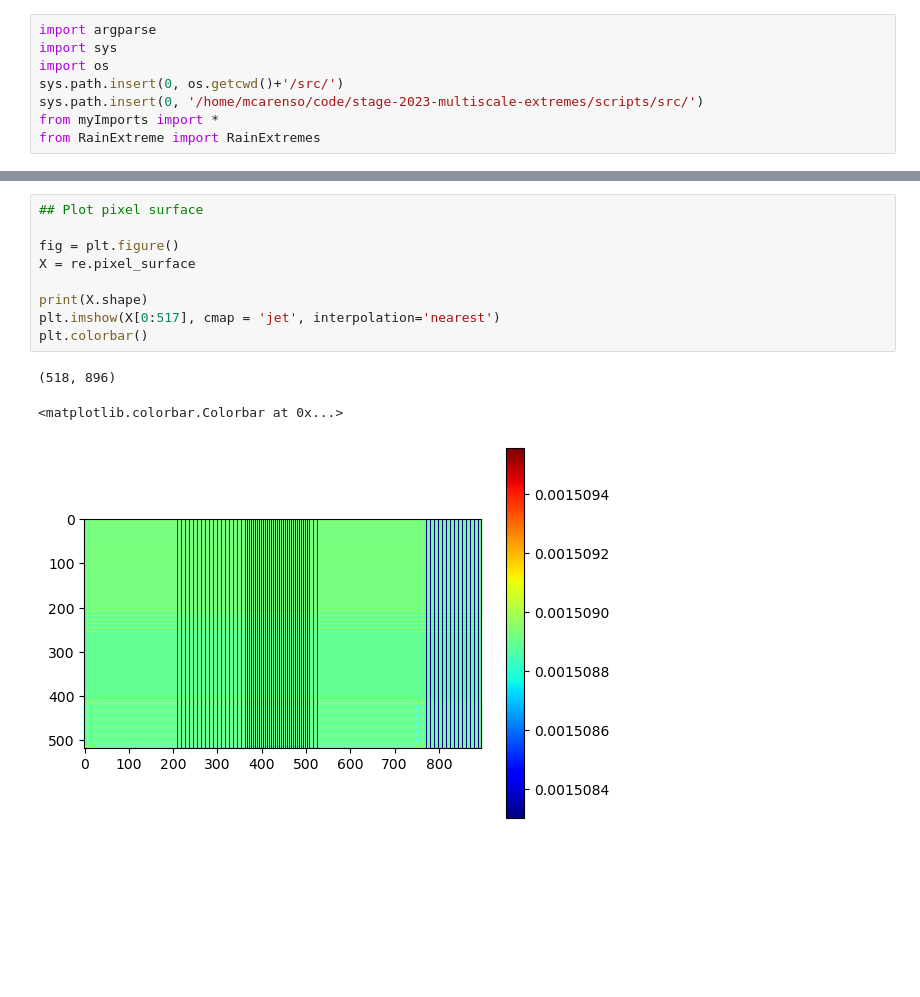
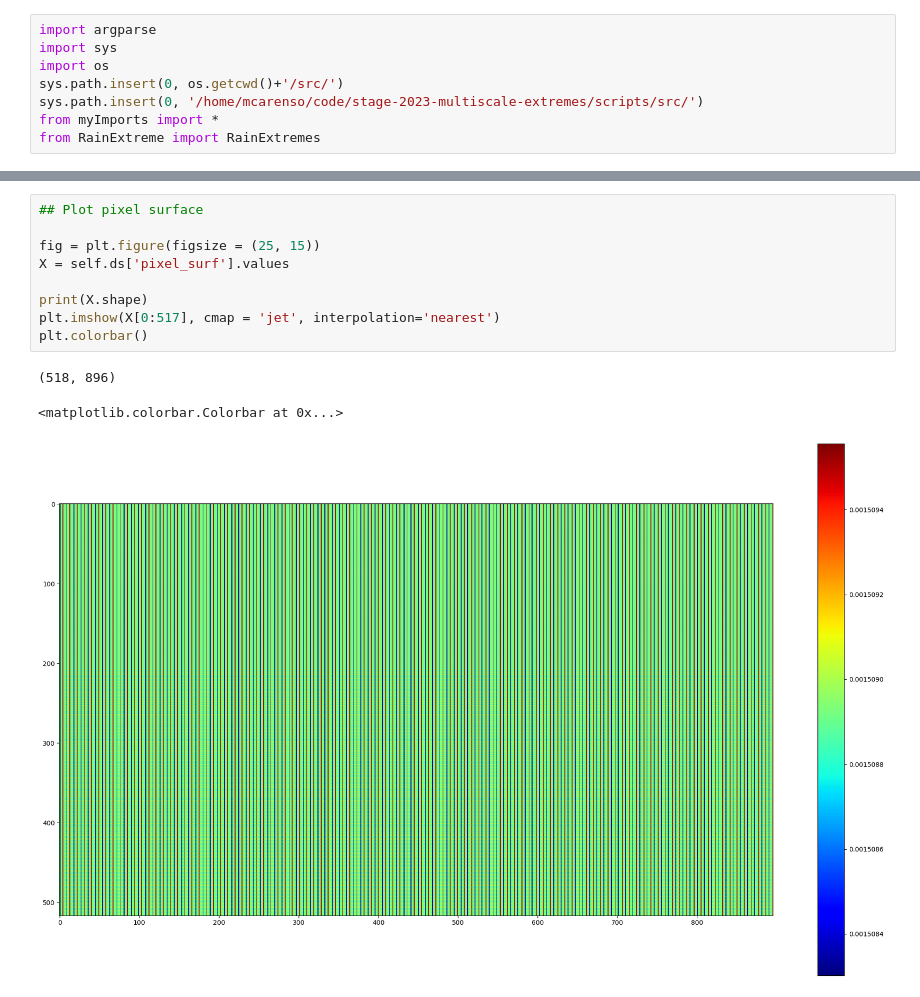
Before and after one commit to bfildier/stage-2023-multiscale-extremes, a Jupyter notebook: scripts/Dyamond_Data_Exploration.ipynb, the cells around one changed output, grey strips where cells are left out. Drawn from its saved outputs; the diff is of its cells as text; blank space fills up the shorter version.

```diff
--- a/scripts/Dyamond_Data_Exploration.ipynb
+++ b/scripts/Dyamond_Data_Exploration.ipynb
@@ -160,13 +246,13 @@ Data variables:
 # %%
 ## Plot pixel surface
 
-fig = plt.figure()
-X = re.pixel_surface
+fig = plt.figure(figsize = (25, 15))
+X = self.ds['pixel_surf'].values
 
 print(X.shape)
 plt.imshow(X[0:517], cmap = 'jet', interpolation='nearest')
 plt.colorbar()
 # %% [output]
 (518, 896)
 <matplotlib.colorbar.Colorbar at 0x...>
-[figure, old version]
+[figure, new version]
```
Also changed, not shown: parts of 6 cells of this notebook, 3 other files.
